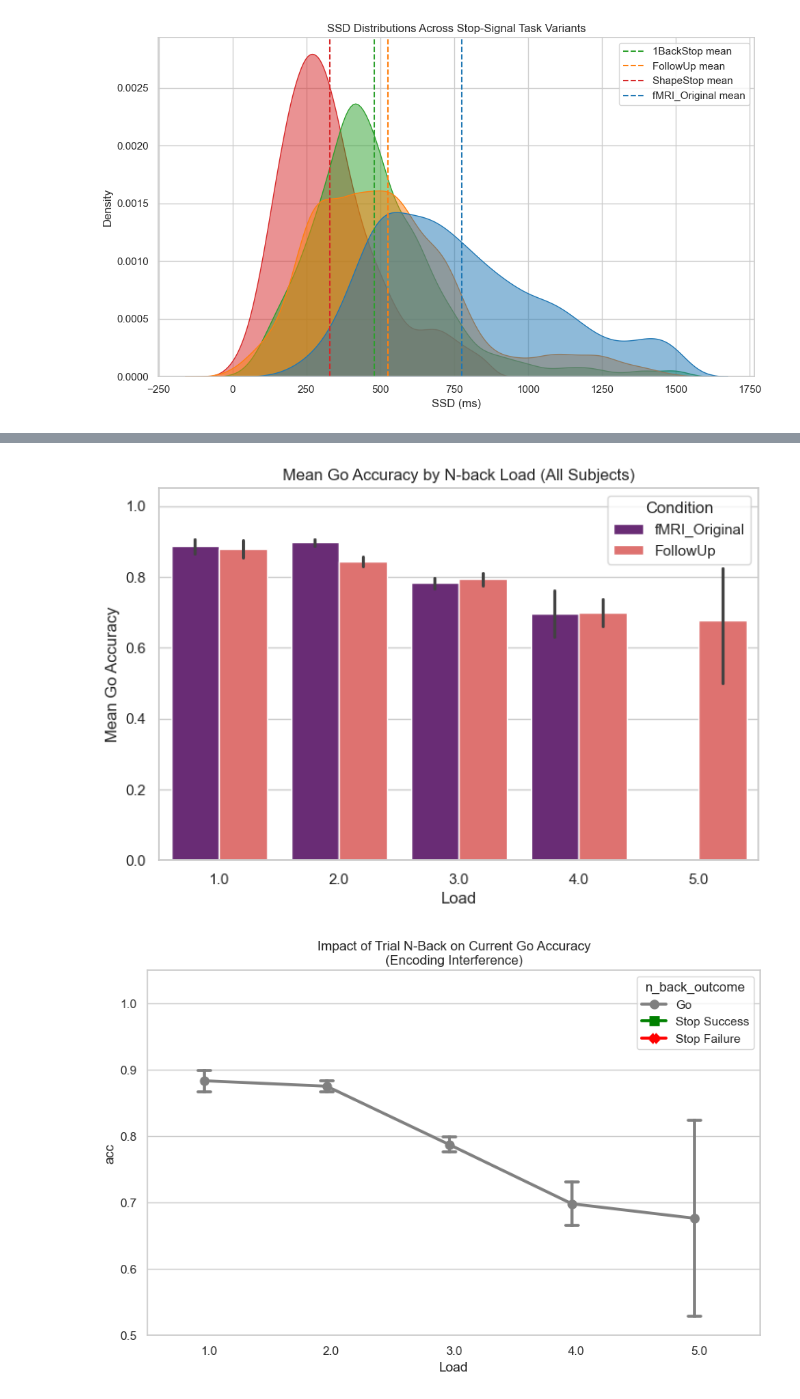
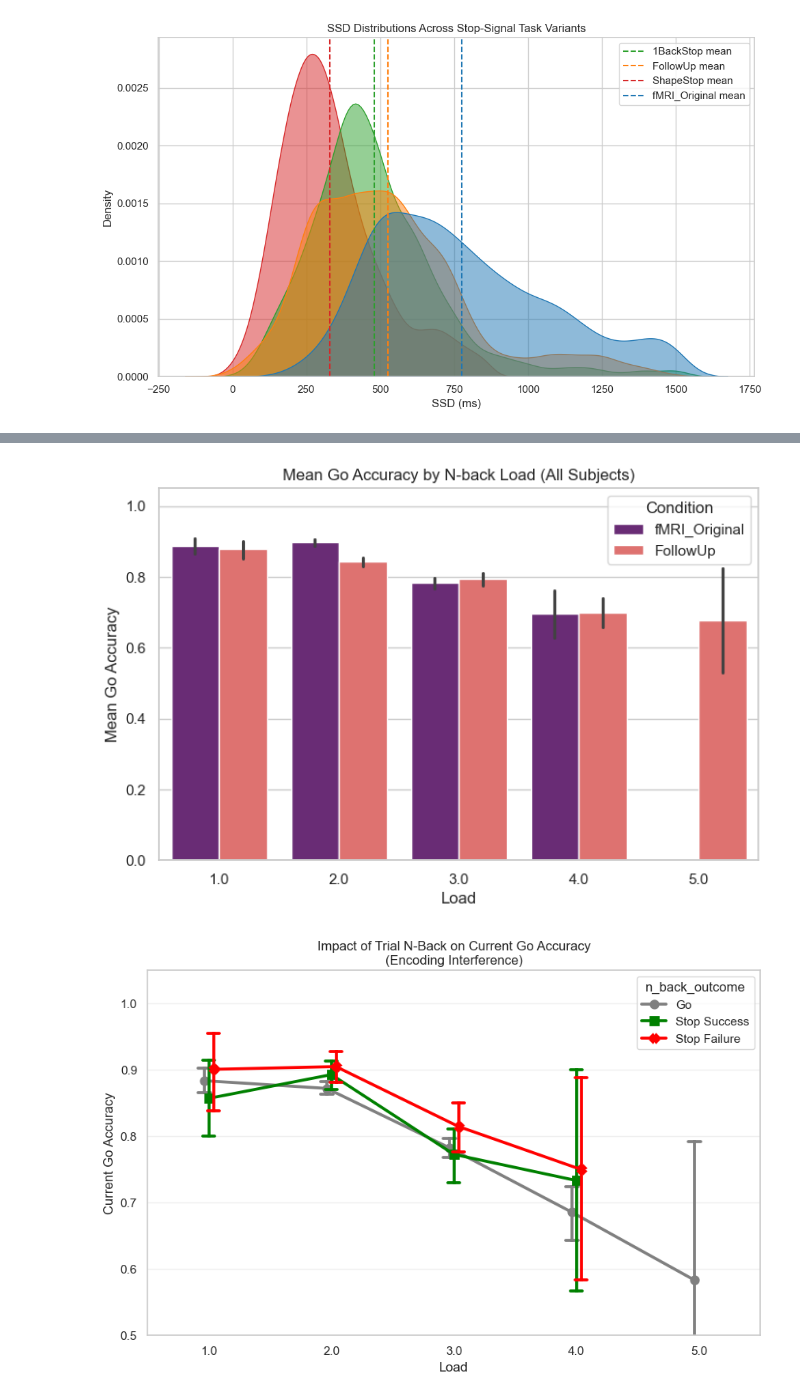
Before and after one commit to elk040/Beast, a Jupyter notebook: BeastBehavioral4_22.ipynb, the cells around one changed output, grey strips where cells are left out. Drawn from its saved outputs; the diff is of its cells as text; code cells hidden in the pictures.

```diff
--- a/BeastBehavioral4_22.ipynb
+++ b/BeastBehavioral4_22.ipynb
@@ -676,8 +676,13 @@ Passing `palette` without assigning `hue` is deprecated and will be removed in v
 # %%
+# ---------------------------
+# Reaction times by load density plots, mean go accuracy by n-back load,
+# and impact of trial n-back on go accuracy (Encoding Interference)
+# ---------------------------
 
 # ---------------------------
-# 1. DATA LOADING & CLEANING
+# Data loading + cleaning
 # ---------------------------
+
 load_tasks = ["fMRI_Original", "FollowUp"]
 all_go_trials = []
 
@@ -687,44 +692,58 @@ for task in load_tasks:
     df = pd.read_excel(info['file'])
     df.columns = df.columns.str.strip()
 
-    # --- Standardize Subject ---
-    subject_col = next((c for c in df.columns if 'subj' in c.lower()), None)
-    df.rename(columns={subject_col: 'subject'}, inplace=True)
+    # --- 1. Standardize Columns ---
+    sub_col = next((c for c in df.columns if 'subj' in c.lower()), None)
+    df.rename(columns={sub_col: 'subject'}, inplace=True)
 
-    # --- Standardize Accuracy (Handles 'GoAcc' and 'go_acc') ---
+    tn_col = next((c for c in df.columns if 'trial' in c.lower() and 'num' in c.lower()), None)
+    if tn_col: df.rename(columns={tn_col: 'TrialNum'}, inplace=True)
+
+    load_col = next((c for c in df.columns if c.lower() == 'load'), None)
+    if load_col: df['Load'] = df[load_col]
+
+    # --- 2. Handle Accuracy (The 0.54 Fix) ---
     acc_col = next((c for c in df.columns if 'go' in c.lower() and 'acc' in c.lower()), None)
     if acc_col:
-        df.rename(columns={acc_col: 'acc'}, inplace=True)
+        df['acc'] = pd.to_numeric(df[acc_col], errors='coerce')
 
-    # --- Standardize Load ---
-    load_col = next((c for c in df.columns if c.lower() == 'load'), None)
-    if load_col:
-        df['Load'] = df[load_col]
+    # --- 3. Standardize outcomes & history for all trials- what happened on every trial + what happened right before it
+    #  before filtering to not lose the Stop trials
 
-    # --- Standardize Outcome
-    if 'stop_trial_type' in df.columns:
-        df['n_back_outcome'] = df['stop_trial_type'].replace({'go': 'Go'})
-    elif 'NoStop1StopSuccess2StopFail3' in df.columns:
+    if 'NoStop1StopSuccess2StopFail3' in df.columns:
+        # fMRI Path
         outcome_map = {1: 'Go', 2: 'Stop Success', 3: 'Stop Failure'}
-        df['n_back_outcome'] = df['NoStop1StopSuccess2StopFail3'].map(outcome_map)
-    else:
-        df['n_back_outcome'] = 'Go'
+        df['current_outcome'] = df['NoStop1StopSuccess2StopFail3'].map(outcome_map)
+        go_mask = (df['NoStop1StopSuccess2StopFail3'] == 1)
+    elif 'stop_trial_type' in df.columns:
+        # FollowUp Path
+        df['current_outcome'] = df['stop_trial_type'].replace({'go': 'Go', 'succ': 'Stop Success', 'fail': 'Stop Failure'})
+        go_mask = (df['stop_trial_type'] == 'go')
 
-    # --- Filter for Go Trials ---
-    if 'NoStop1StopSuccess2StopFail3' in df.columns:
-         go_df = df[df['NoStop1StopSuccess2StopFail3'] == 1].copy()
-    elif info.get('stop_go_col'):
-        go_df = df[df[info['stop_go_col']] == info['go_code']].copy()
-    else:
-        go_df = df.copy()
+    # Ensure timeline is correct and shift history
+    df = df.sort_values(['subject', 'TrialNum'])
+    df['n_back_outcome'] = df.groupby('subject')['current_outcome'].shift(1)
+
+    # --- 4. Final Go Trial Filter & Cleaning ---
+    # Only keep current Go trials that have a valid accuracy score
+    go_df = df[go_mask].copy()
+    go_df = go_df.dropna(subset=['acc'])
+
+    # --- 5. Accuracy Sanity Check ---
+    # If it's still coded as 1/2 instead of 0/1, fix it
+    if go_df['acc'].mean() > 1:
+        go_df['acc'] = go_df['acc'].map({1: 1, 2: 0})
 
     go_df['Condition'] = task
     all_go_trials.append(go_df)
 
+# the subjects, trial numbers, accuracy, and "what happened before" aligned across both experiments:
 load_df = pd.concat(all_go_trials, ignore_index=True)
+print("--- ACCURACY AUDIT ---")
+print(load_df.groupby('Condition')['acc'].describe())
 
 # ---------------------------------------------------------
-# 2. COHORT IDENTIFICATION (The "Slide 11" 16-Subject Logic)
+# 2. COHORT IDENTIFICATION: go through whole dataset and list every person + every Load they attempted, create sets and check if their inventory contains all required loads.
 # ---------------------------------------------------------
 subj_load_sets = load_df.groupby('subject')['Load'].unique().apply(set)
 
@@ -734,30 +753,27 @@ def get_balanced_cohort(all_data, required_loads):
     valid_subjects = subj_load_sets[mask].index
     return all_data[all_data['subject'].isin(valid_subjects) & all_data['Load'].isin(required_loads)]
 
-# Creating the balanced subgroups
 df_12   = get_balanced_cohort(load_df, [1, 2])
-df_123   = get_balanced_cohort(load_df, [1, 2, 3])
+df_123  = get_balanced_cohort(load_df, [1, 2, 3])
 df_1234 = get_balanced_cohort(load_df, [1, 2, 3, 4])
 
 # ---------------------------
 # 3. PLOTTING
 # ---------------------------
 
-# === PLOT 1: Go RT Distributions (Balanced Cohorts) ===
+# === PLOT 1: Go RT Distributions ===
 def plot_cohort_dist(data, loads, title):
+    if data.empty: return
     plt.figure(figsize=(10, 5))
     n_subj = data['subject'].nunique()
-    # Using a distinct color palette for the different loads
     colors = sns.color_palette("husl", len(loads))
 
     for i, load in enumerate(loads):
         subset = data[data['Load'] == load]
-        # Plot the KDE (Density)
         sns.kdeplot(data=subset, x='RT', fill=True, alpha=0.3, color=colors[i], label=f"Load {load}")
-        # Add a vertical dashed line for the mean RT
         plt.axvline(subset['RT'].mean(), color=colors[i], linestyle='--', linewidth=2)
 
-    plt.title(f"{title}\n(Analyzing only the {n_subj} subjects who completed all loads)")
+    plt.title(f"{title}\n(N={n_subj} subjects who completed all loads)")
     plt.xlabel("Go Reaction Time (ms)")
     plt.xlim(150, 1500)
     plt.legend(title="Difficulty")
@@ -765,12 +781,11 @@ def plot_cohort_dist(data, loads, title):
     plt.tight_layout()
     plt.show()
 
-# Generate the two key comparisons for your slides
 plot_cohort_dist(df_12, [1, 2], "Reaction Time Shift: Loads 1 vs 2")
 plot_cohort_dist(df_123, [1, 2, 3], "Reaction Time Shift: Loads 1 through 3")
 plot_cohort_dist(df_1234, [1, 2, 3, 4], "Reaction Time Shift: Loads 1 through 4")
 
-# === PLOT 2: Mean Go Accuracy by Load (Population View) ===
+# === PLOT 2: Mean Go Accuracy by Load ===
 plt.figure(figsize=(8,5))
 sns.barplot(data=load_df, x='Load', y='acc', hue='Condition', palette='magma')
 plt.ylabel("Mean Go Accuracy")
@@ -778,7 +793,7 @@ plt.ylim(0, 1.05)
 plt.title("Mean Go Accuracy by N-back Load (All Subjects)")
 plt.show()
 
-# === PLOT 3: Regressor 9 - Encoding Interference ===
+# === PLOT 3: Encoding Interference (The "Fixed" Plot) ===
 plt.figure(figsize=(10,6))
 sns.pointplot(
     data=load_df, x='Load', y='acc', hue='n_back_outcome',
@@ -787,6 +802,8 @@ sns.pointplot(
     dodge=True, markers=['o', 's', 'X'], capsize=0.1
 )
 plt.title("Impact of Trial N-Back on Current Go Accuracy\n(Encoding Interference)")
+plt.ylabel("Current Go Accuracy")
 plt.ylim(0.5, 1.05)
+plt.grid(axis='y', alpha=0.3)
 plt.show()
 # %% [output]
@@ -796,2 +818,2 @@ plt.show()
 [figure]
-[figure, old version]
+[figure, new version]
```
Also changed, not shown: parts of 8 cells of this notebook.
